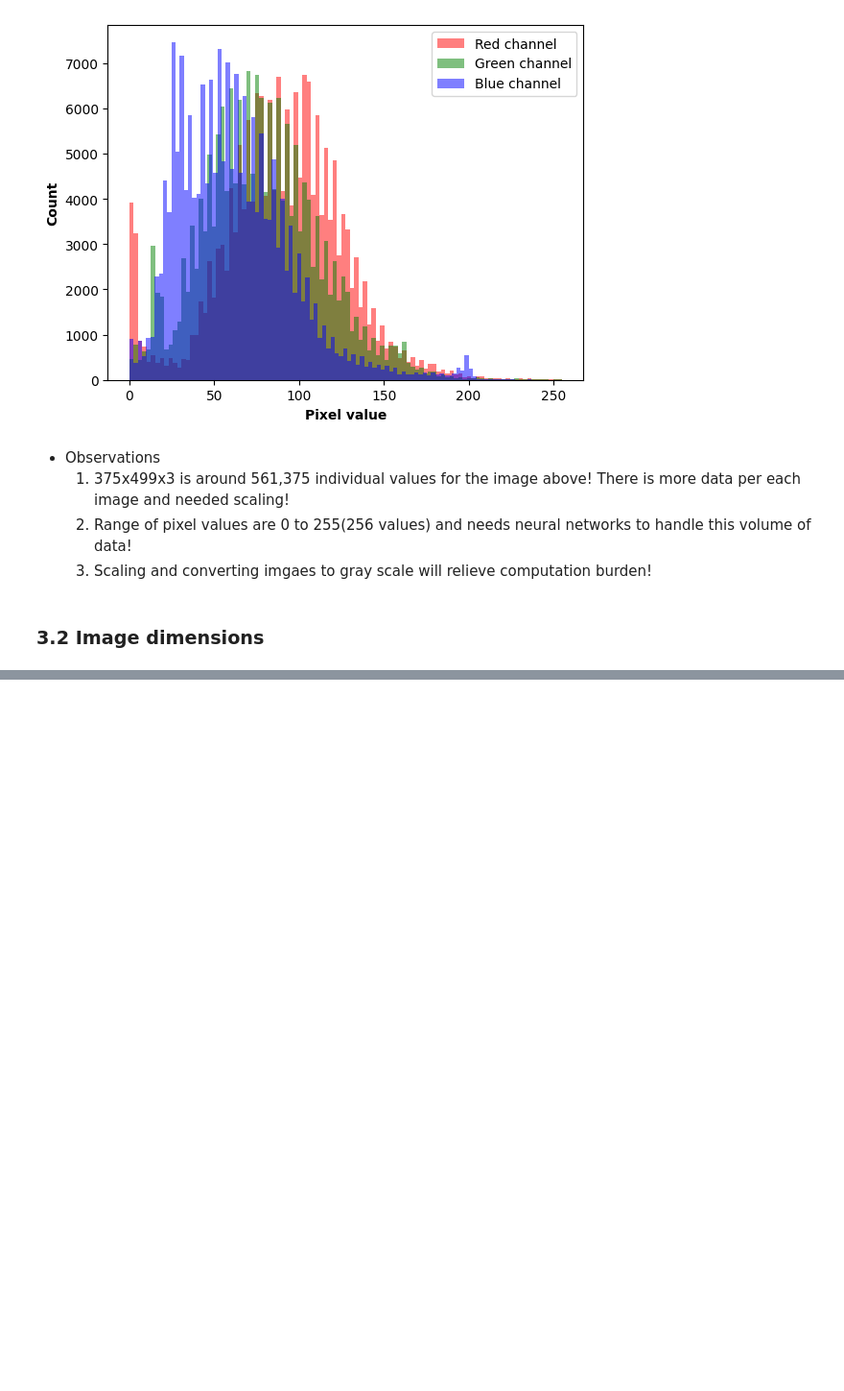
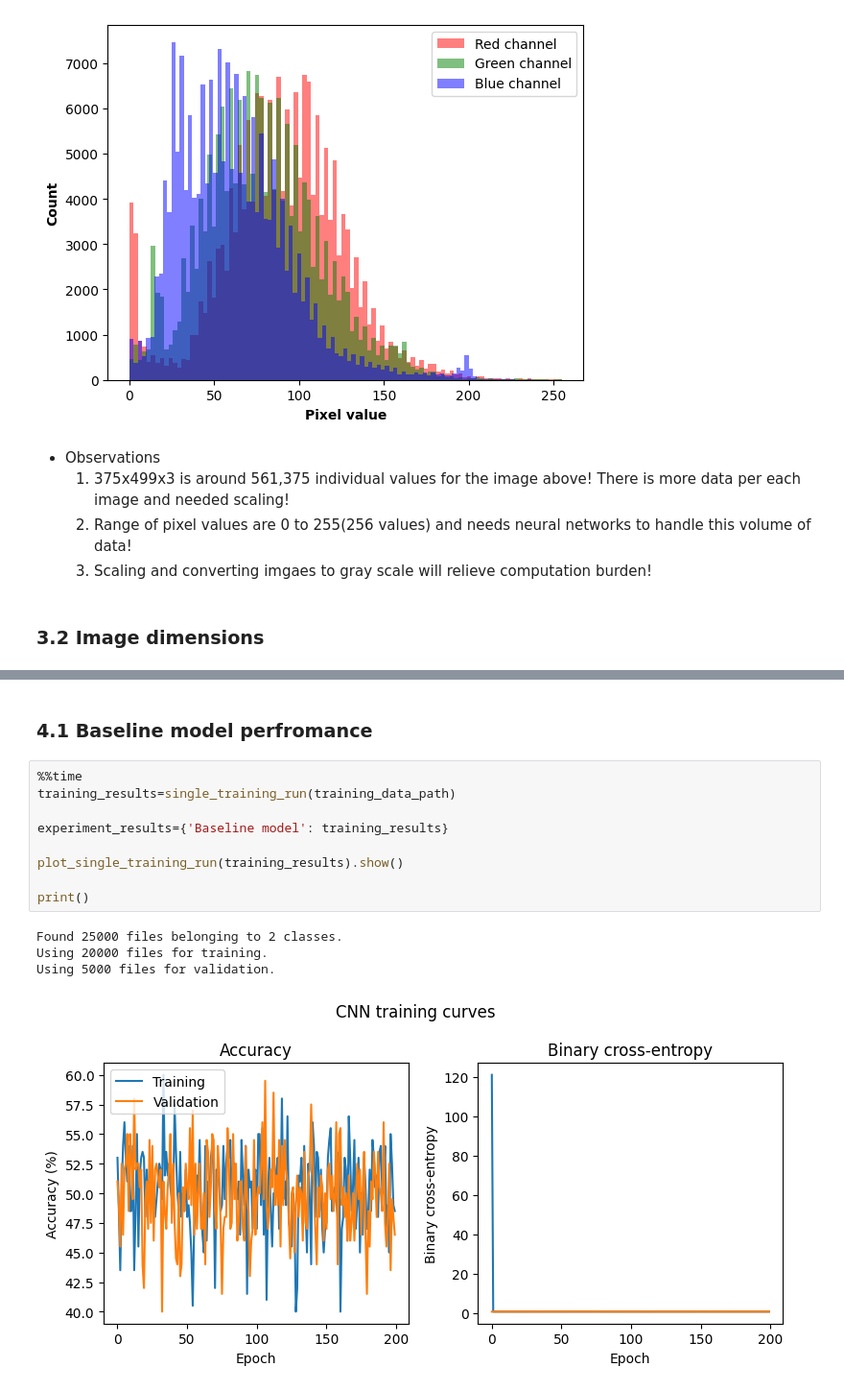
Before and after one commit to 4GeeksAcademy/Madesh-image-classification, a Jupyter notebook: src/Madesh_solution.ipynb, the cells around one changed output, grey strips where cells are left out. Shown at 96% size. Drawn from its saved outputs; the diff is of its cells as text; blank space fills up the shorter version.

```diff
--- a/src/Madesh_solution.ipynb
+++ b/src/Madesh_solution.ipynb
@@ -111,0 +137,16 @@ plt.show()
+# %% [markdown]
+### 4.1 Baseline model perfromance
+# %%
+%%time
+training_results=single_training_run(training_data_path)
+
+experiment_results={'Baseline model': training_results}
+
+plot_single_training_run(training_results).show()
+
+print()
+# %% [output]
+Found 25000 files belonging to 2 classes.
+Using 20000 files for training.
+Using 5000 files for validation.
+[figure, added]
```
Also changed, not shown: parts of 14 cells of this notebook.
